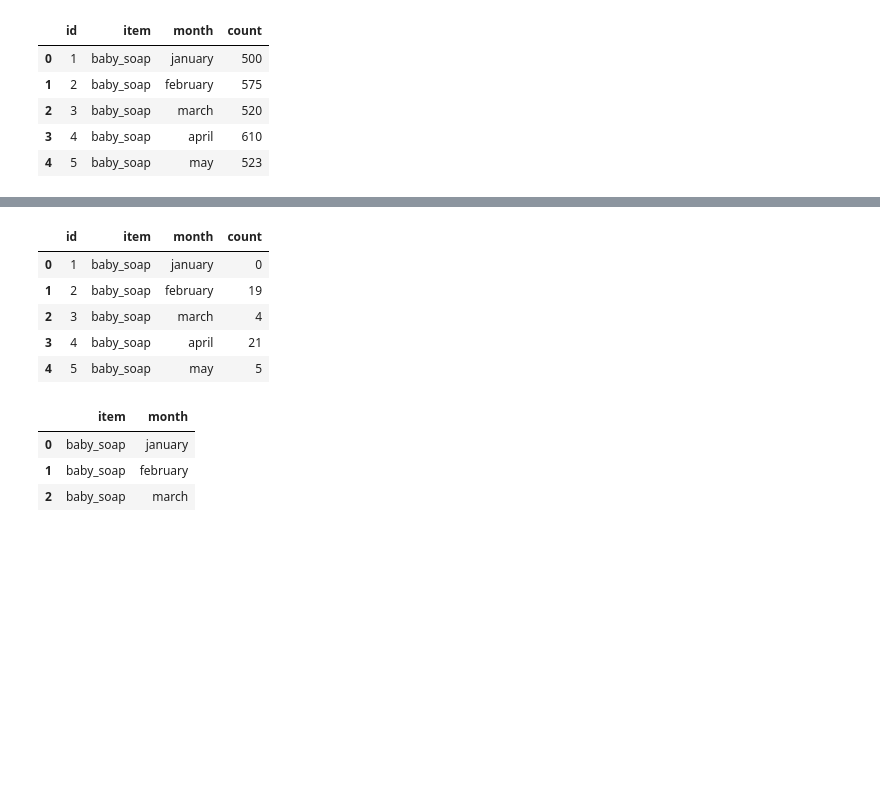
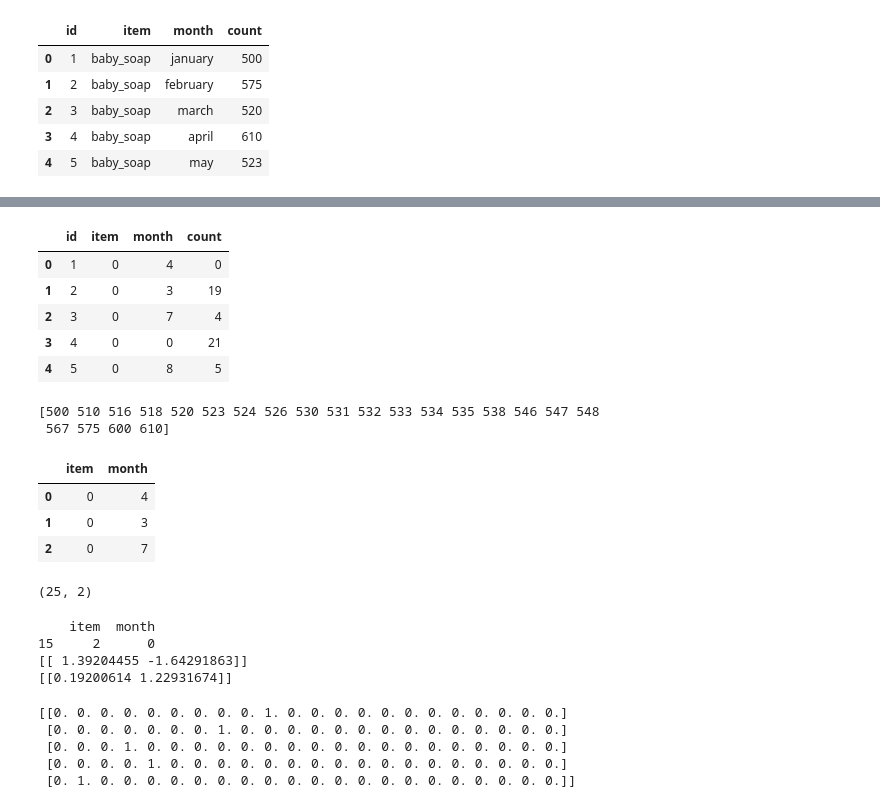
Before and after one commit to ashensasanka/waste_management, a Jupyter notebook: item_prediction.ipynb, the cells around one changed output, grey strips where cells are left out. Cells and saved outputs as stored; diff of their text form; code cells hidden in the pictures; blank space fills up the shorter version.

```diff
--- a/item_prediction.ipynb
+++ b/item_prediction.ipynb
@@ -36,31 +36,39 @@ Name: count, dtype: int64
 # %%
 from sklearn.preprocessing import LabelEncoder
 le = LabelEncoder()
+df['item'] = le.fit_transform(df['item'])
+df['month'] = le.fit_transform(df['month'])
 df['count'] = le.fit_transform(df['count'])
 df.head()
 # %% [output]
 |  | id | item | month | count |
-| 0 | 1 | baby_soap | january | 0 |
-| 1 | 2 | baby_soap | february | 19 |
-| 2 | 3 | baby_soap | march | 4 |
-| 3 | 4 | baby_soap | april | 21 |
-| 4 | 5 | baby_soap | may | 5 |
+| 0 | 1 | 0 | 4 | 0 |
+| 1 | 2 | 0 | 3 | 19 |
+| 2 | 3 | 0 | 7 | 4 |
+| 3 | 4 | 0 | 0 | 21 |
+| 4 | 5 | 0 | 8 | 5 |
 # %%
 count_class = le.classes_
+print(count_class)
+# %% [output]
+[500 510 516 518 520 523 524 526 530 531 532 533 534 535 538 546 547 548
+ 567 575 600 610]
 # %%
 X = df.drop(columns=['id', 'count'])
 y = df['count']
 X.head(3)
 # %% [output]
 |  | item | month |
-| 0 | baby_soap | january |
-| 1 | baby_soap | february |
-| 2 | baby_soap | march |
+| 0 | 0 | 4 |
+| 1 | 0 | 3 |
+| 2 | 0 | 7 |
 # %%
 from sklearn.model_selection import train_test_split
 x_train, x_test, y_train, y_test = train_test_split(X, y, test_size=0.3, shuffle=True, random_state=69)
 # %%
 x_train.shape
+# %% [output]
+(25, 2)
 # %%
 from sklearn.preprocessing import StandardScaler
 sc = StandardScaler()
@@ -69,9 +77,20 @@ x_train = sc.fit_transform(x_train)
 x_test = sc.transform(x_test)
 print(x_train[:1])
 print(x_test[:1])
+# %% [output]
+    item  month
+15     2      0
+[[ 1.39204455 -1.64291863]]
+[[0.19200614 1.22931674]]
 # %%
-y_train = keras.utils.to_categorical(y_train, num_classes=1706)
+y_train = keras.utils.to_categorical(y_train, num_classes=22)
 print(y_train[:5])
+# %% [output]
+[[0. 0. 0. 0. 0. 0. 0. 0. 0. 1. 0. 0. 0. 0. 0. 0. 0. 0. 0. 0. 0. 0.]
+ [0. 0. 0. 0. 0. 0. 0. 1. 0. 0. 0. 0. 0. 0. 0. 0. 0. 0. 0. 0. 0. 0.]
+ [0. 0. 0. 1. 0. 0. 0. 0. 0. 0. 0. 0. 0. 0. 0. 0. 0. 0. 0. 0. 0. 0.]
+ [0. 0. 0. 0. 1. 0. 0. 0. 0. 0. 0. 0. 0. 0. 0. 0. 0. 0. 0. 0. 0. 0.]
+ [0. 1. 0. 0. 0. 0. 0. 0. 0. 0. 0. 0. 0. 0. 0. 0. 0. 0. 0. 0. 0. 0.]]
 # %%
 from keras.models import Sequential
 from keras.layers import Dense, Dropout
```
Also changed, not shown: parts of 5 cells of this notebook, 1 other file.
